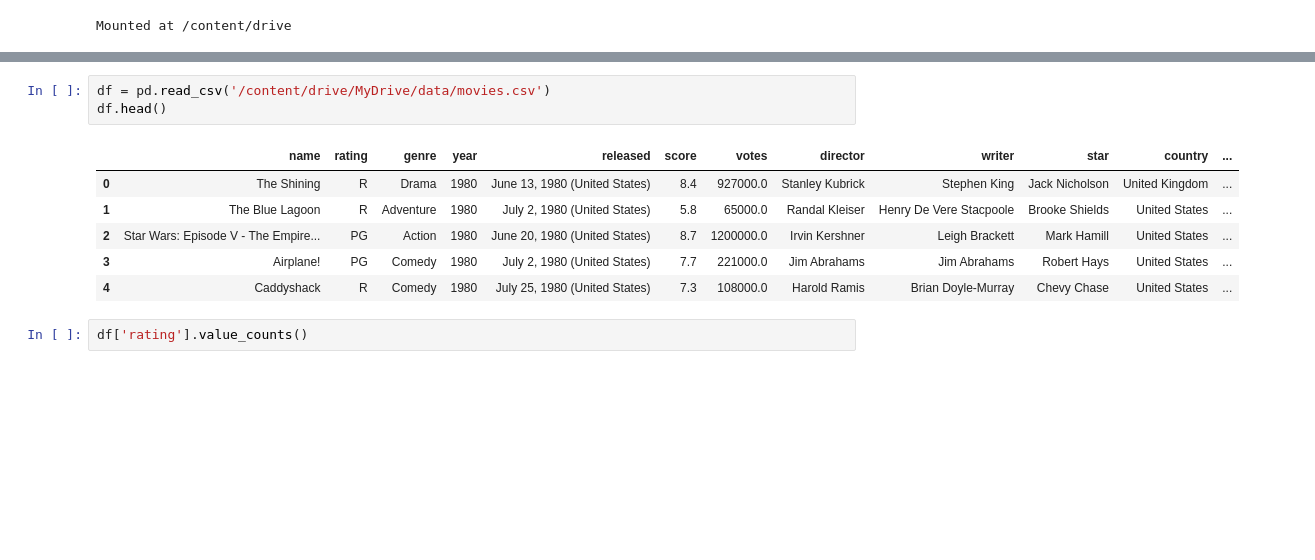
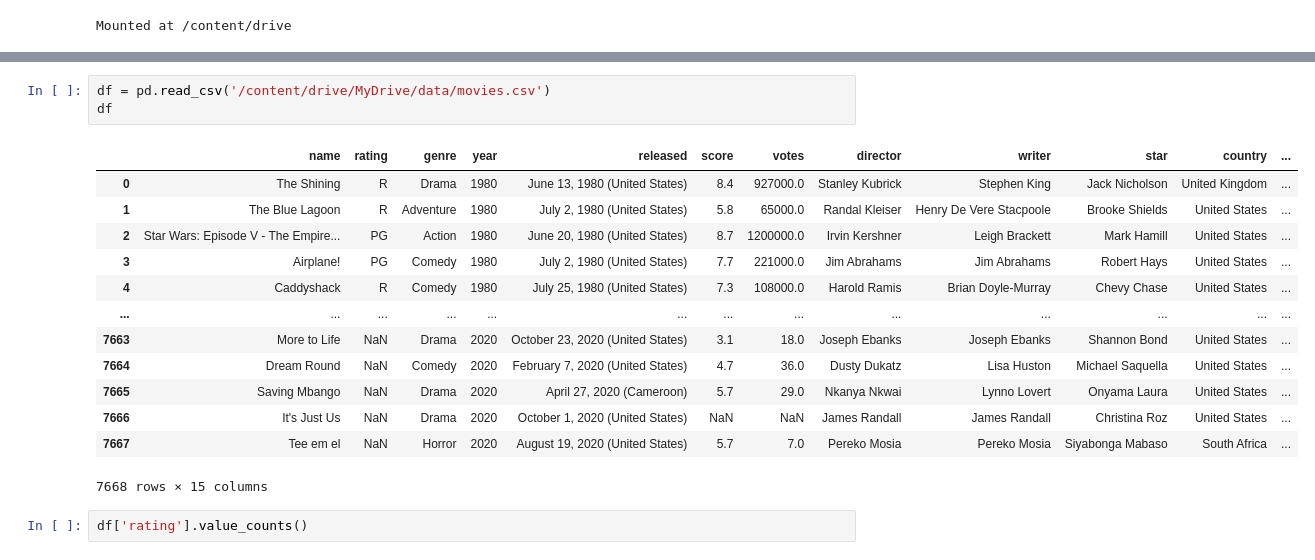
Before and after one commit to JaeHong-Park987/Kaggle, a Jupyter notebook: Movie Industry/Movie Industry 분석.ipynb, the cells around one changed output, grey strips where cells are left out. Saved outputs shown, nothing was run; the diff lists cells and outputs as text; blank space fills up the shorter version.

```diff
--- a/Movie Industry/Movie Industry 분석.ipynb
+++ b/Movie Industry/Movie Industry 분석.ipynb
@@ -8,13 +17,20 @@ import pandas as pd
 # %%
 df = pd.read_csv('/content/drive/MyDrive/data/movies.csv')
-df.head()
+df
 # %% [output]
 |  | name | rating | genre | year | released | score | votes | director | writer | star | country | ... |
 | 0 | The Shining | R | Drama | 1980 | June 13, 1980 (United States) | 8.4 | 927000.0 | Stanley Kubrick | Stephen King | Jack Nicholson | United Kingdom | ... |
 | 1 | The Blue Lagoon | R | Adventure | 1980 | July 2, 1980 (United States) | 5.8 | 65000.0 | Randal Kleiser | Henry De Vere Stacpoole | Brooke Shields | United States | ... |
 | 2 | Star Wars: Episode V - The Empire... | PG | Action | 1980 | June 20, 1980 (United States) | 8.7 | 1200000.0 | Irvin Kershner | Leigh Brackett | Mark Hamill | United States | ... |
 | 3 | Airplane! | PG | Comedy | 1980 | July 2, 1980 (United States) | 7.7 | 221000.0 | Jim Abrahams | Jim Abrahams | Robert Hays | United States | ... |
 | 4 | Caddyshack | R | Comedy | 1980 | July 25, 1980 (United States) | 7.3 | 108000.0 | Harold Ramis | Brian Doyle-Murray | Chevy Chase | United States | ... |
+| ... | ... | ... | ... | ... | ... | ... | ... | ... | ... | ... | ... | ... |
+| 7663 | More to Life | NaN | Drama | 2020 | October 23, 2020 (United States) | 3.1 | 18.0 | Joseph Ebanks | Joseph Ebanks | Shannon Bond | United States | ... |
+| 7664 | Dream Round | NaN | Comedy | 2020 | February 7, 2020 (United States) | 4.7 | 36.0 | Dusty Dukatz | Lisa Huston | Michael Saquella | United States | ... |
+| 7665 | Saving Mbango | NaN | Drama | 2020 | April 27, 2020 (Cameroon) | 5.7 | 29.0 | Nkanya Nkwai | Lynno Lovert | Onyama Laura | United States | ... |
+| 7666 | It's Just Us | NaN | Drama | 2020 | October 1, 2020 (United States) | NaN | NaN | James Randall | James Randall | Christina Roz | United States | ... |
+| 7667 | Tee em el | NaN | Horror | 2020 | August 19, 2020 (United States) | 5.7 | 7.0 | Pereko Mosia | Pereko Mosia | Siyabonga Mabaso | South Africa | ... |
+7668 rows × 15 columns
 # %%
 df['rating'].value_counts()
 # %% [output]
```
Also changed, not shown: parts of 46 cells of this notebook.
